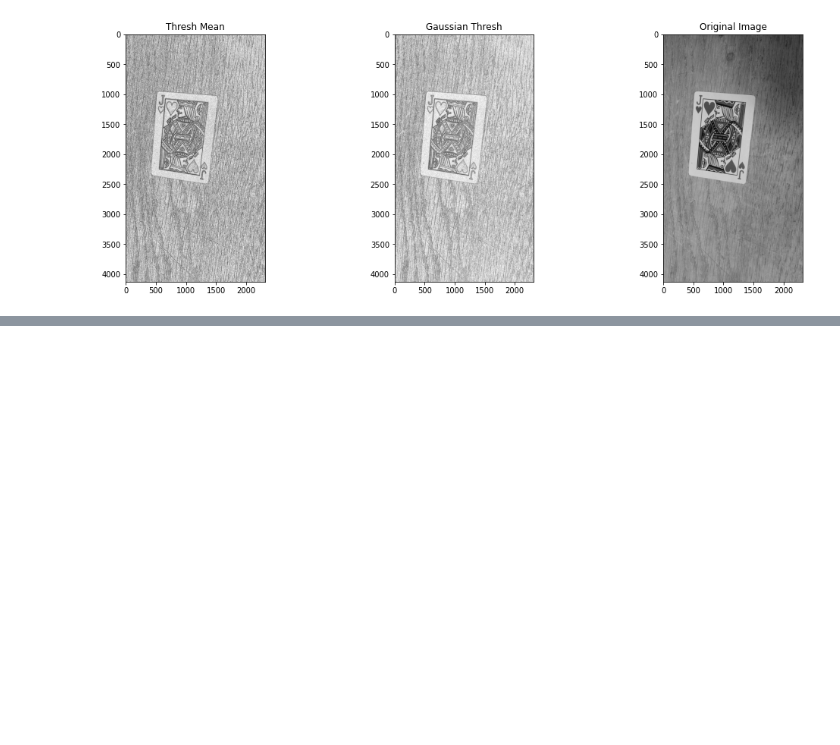
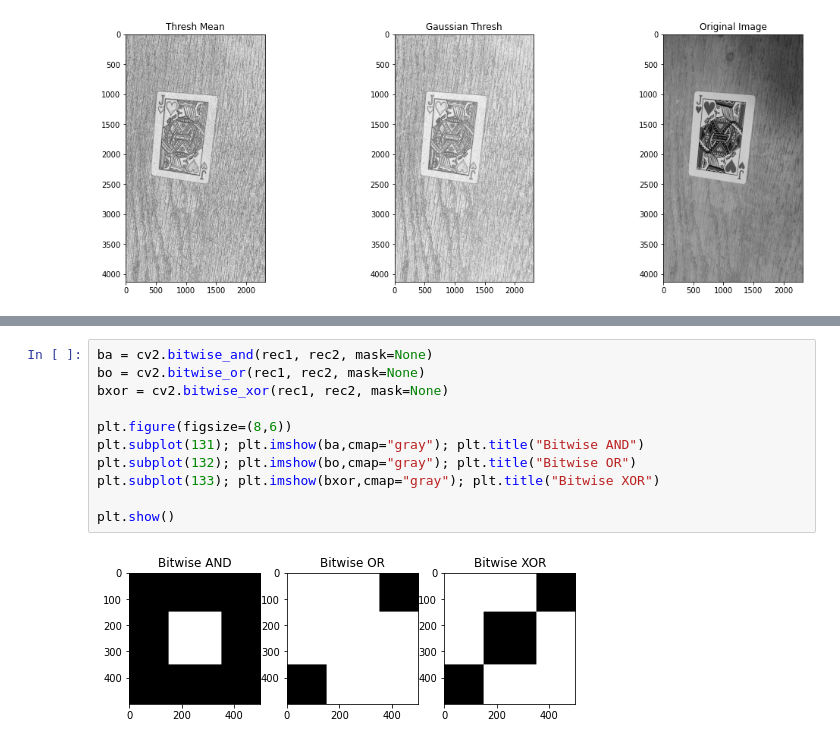
Before and after one commit to Nayal17/Opencv-Starter, a Jupyter notebook: OpenCV.ipynb, the cells around one changed output, grey strips where cells are left out. Saved outputs shown, nothing was run; the diff lists cells and outputs as text; blank space fills up the shorter version.

```diff
--- a/OpenCV.ipynb
+++ b/OpenCV.ipynb
@@ -229,0 +253,13 @@ plt.show()
+# %%
+ba = cv2.bitwise_and(rec1, rec2, mask=None)
+bo = cv2.bitwise_or(rec1, rec2, mask=None)
+bxor = cv2.bitwise_xor(rec1, rec2, mask=None)
+
+plt.figure(figsize=(8,6))
+plt.subplot(131); plt.imshow(ba,cmap="gray"); plt.title("Bitwise AND")
+plt.subplot(132); plt.imshow(bo,cmap="gray"); plt.title("Bitwise OR")
+plt.subplot(133); plt.imshow(bxor,cmap="gray"); plt.title("Bitwise XOR")
+
+plt.show()
+# %% [output]
+[figure, added]
```
Also changed, not shown: parts of 9 cells of this notebook.
